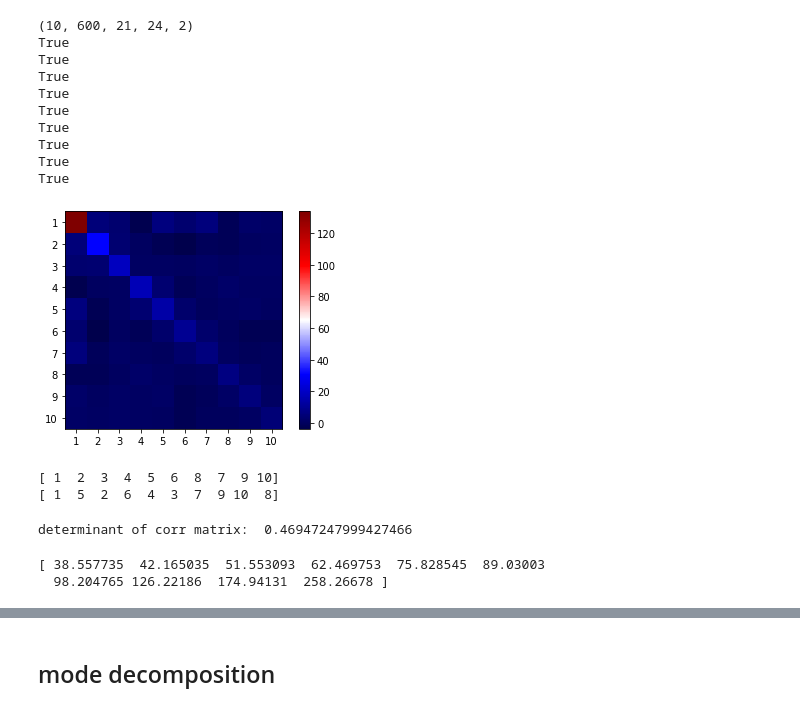
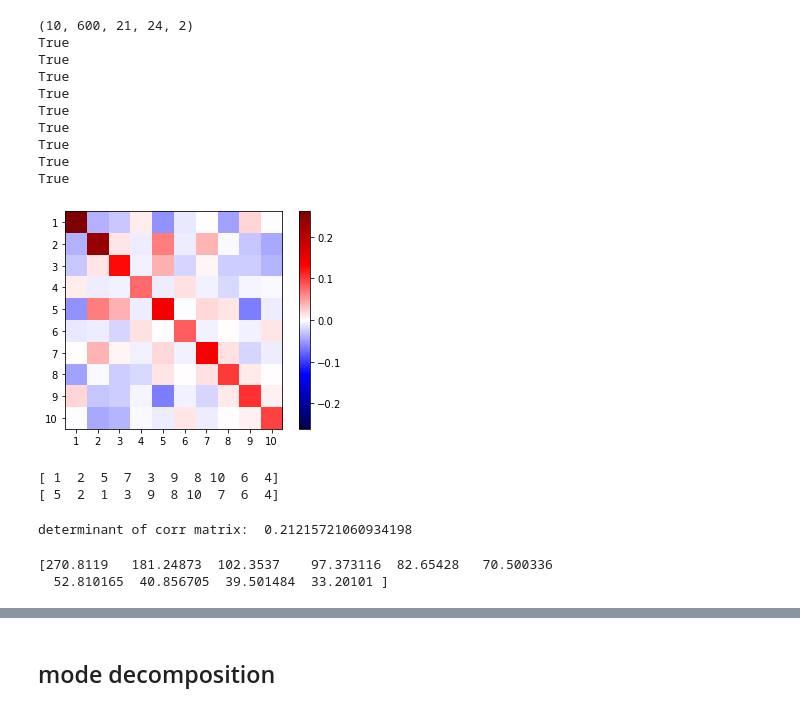
Before and after one commit to MagriLab/MD-CNN-AE, a Jupyter notebook: visualise_hierarchical_mode.ipynb, the cells around one changed output, grey strips where cells are left out. Cells and saved outputs as stored; diff of their text form; code cells hidden in the pictures.

```diff
--- a/visualise_hierarchical_mode.ipynb
+++ b/visualise_hierarchical_mode.ipynb
@@ -25,6 +25,6 @@ system_info = config['system_info']
 # %%
 ## import data
-results_folder = 'Hierarchical_10_1__2022_05_10__15_09_47-linear'
+results_folder = 'Hierarchical_10_1__2022_05_10__13_01_10'
 folder = system_info['save_location'] + '/' + results_folder + '/'
 filename = folder + 'results.h5'
 hf = h5py.File(filename,'r')
@@ -134,45 +136,46 @@ True
 True
 # %%
 flatmodes = np.reshape(modes_test,[no_of_modes,-1])
-# cov = latent_test.T@latent_test
-cov = np.cov(latent_test.T)
+cov = latent_test.T@latent_test/599
+# cov = np.cov(latent_test.T)
 # cov = np.cov(flatmodes)
 # cov = np.corrcoef(flatmodes)
 # cov = np.corrcoef(latent_test.T)
+vmax = np.max(cov)
 plt.figure()
-plt.imshow(cov,cmap='seismic',extent=[0.5,no_of_modes+0.5,no_of_modes+0.5,0.5]) # vmin=-1,vmax=1,
+plt.imshow(cov,cmap='seismic',vmin=-vmax,vmax=vmax,extent=[0.5,no_of_modes+0.5,no_of_modes+0.5,0.5]) # vmin=-1,vmax=1,
 plt.xticks(np.arange(1,no_of_modes+1))
 plt.yticks(np.arange(1,no_of_modes+1))
 plt.colorbar()
 plt.show()
 sort_idx = np.argsort(np.diag(cov))
 rank_var = np.arange(1,no_of_modes+1)[np.flip(sort_idx)]
 print(rank_var)
 
 covar_sum = np.sum(np.abs(cov-np.diag(np.diag(cov))),axis=0)
 sort_idx = np.argsort(covar_sum)
 rank_cov = np.arange(1,no_of_modes+1)[np.flip(sort_idx)]
 # print(covar_sum.shape)
 print(rank_cov)
 # %% [output]
-[figure, old version]
+[figure, new version]
-[ 1  2  3  4  5  6  8  7  9 10]
-[ 1  5  2  6  4  3  7  9 10  8]
+[ 1  2  5  7  3  9  8 10  6  4]
+[ 5  2  1  3  9  8 10  7  6  4]
 # %%
 det = np.linalg.det(np.corrcoef(latent_test.T))
 print('determinant of corr matrix: ',det)
 # det=1: completely uncorrelated
 # det=0: completely correlated
 # %% [output]
-determinant of corr matrix:  0.46947247999427466
+determinant of corr matrix:  0.21215721060934198
 # %%
 a = np.reshape(u_test,[600,-1]).T@np.reshape(u_test,[600,-1])
-a = a/600
+a = a/599
 w,v = np.linalg.eigh(a)
 print(np.flip(w[-10:]))
 # %% [output]
-[ 38.557735  42.165035  51.553093  62.469753  75.828545  89.03003
-  98.204765 126.22186  174.94131  258.26678 ]
+[270.8119   181.24873  102.3537    97.373116  82.65428   70.500336
+  52.810165  40.856705  39.501484  33.20101 ]
 # %%
 ## plot time-averaged autoencoder mode
 fig,((ax1,ax2),(ax3,ax4)) = plt.subplots(2,2)
```
Also changed, not shown: parts of 24 cells of this notebook, 8 other files.
